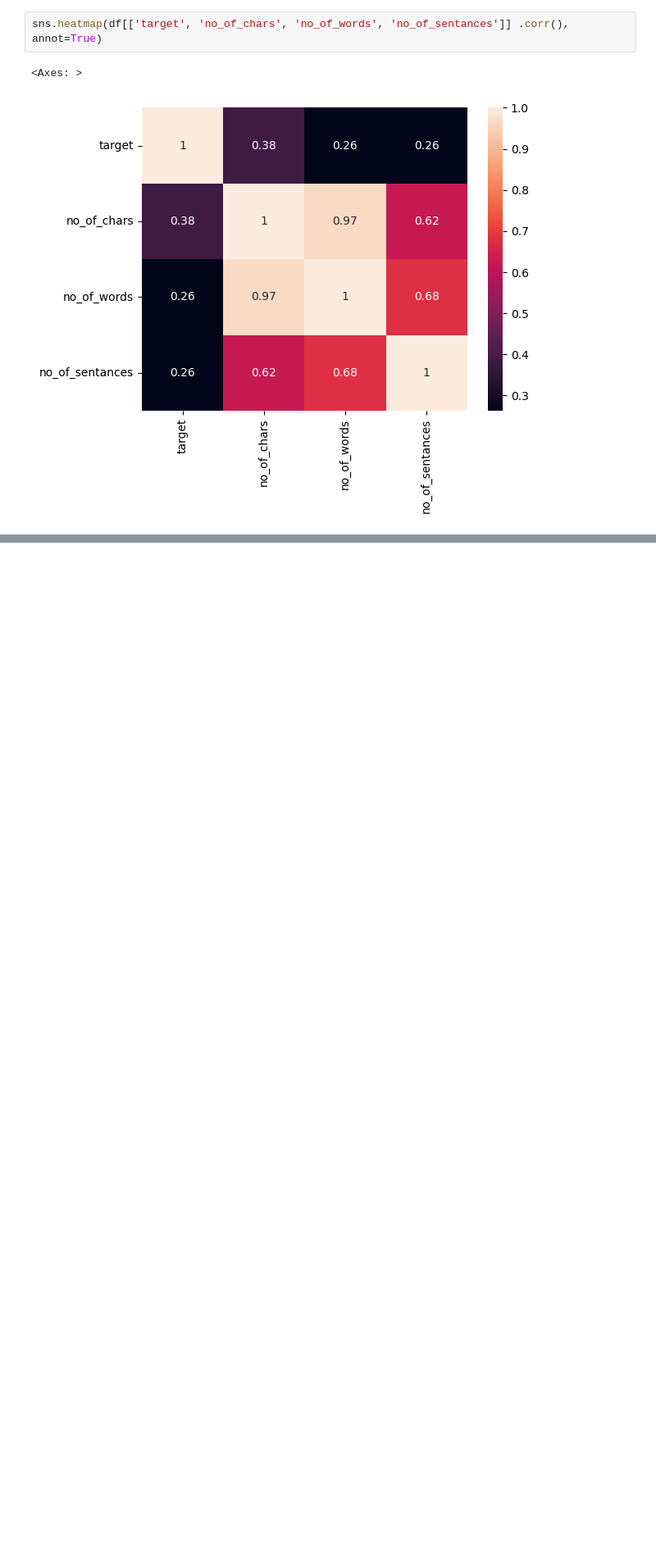
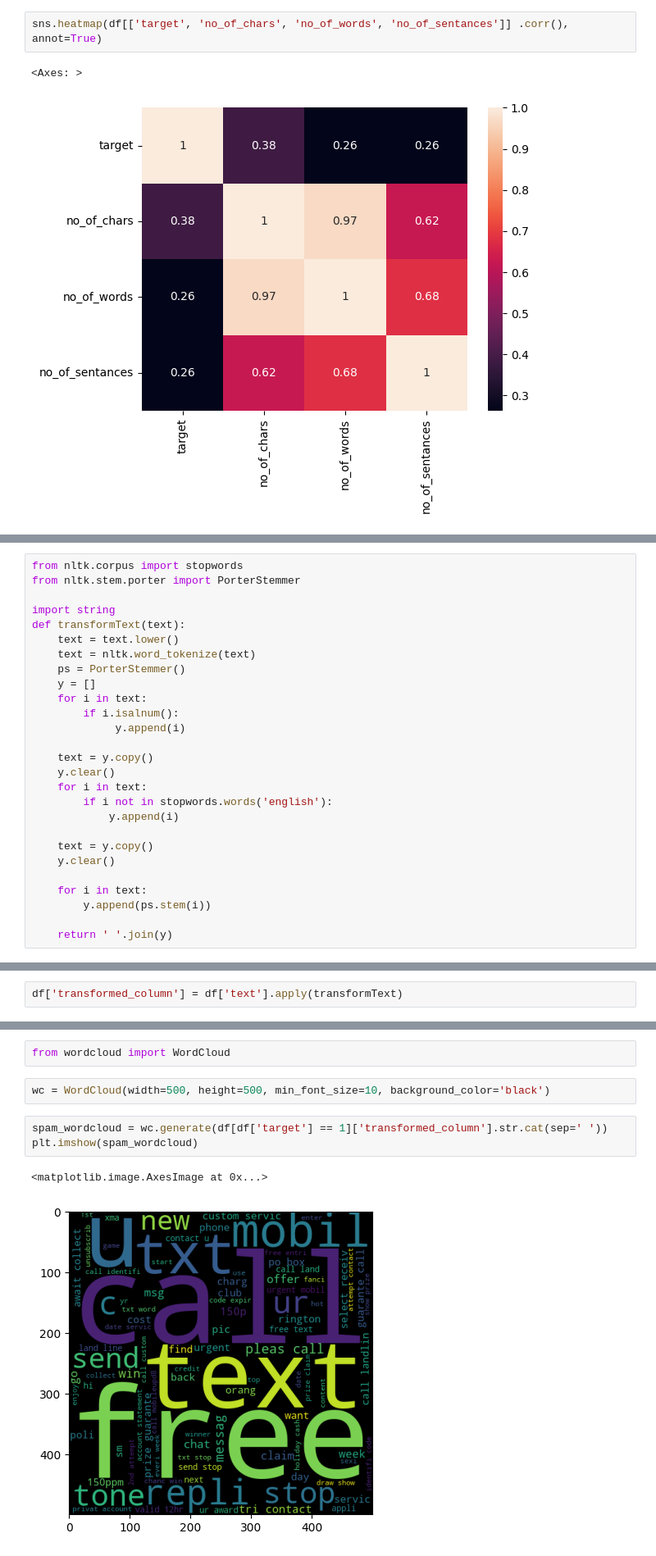
Before and after one commit to HarshXtech/real-world-machine-learning-project, a Jupyter notebook: spam-email-classifier/sms spam classifier.ipynb, the cells around one changed output, grey strips where cells are left out. Shown: that part at 82% size. Drawn from its saved outputs; the diff is of its cells as text; blank space fills up the shorter version.

Commit message:
working on text preprocessing

```diff
--- a/spam-email-classifier/sms spam classifier.ipynb
+++ b/spam-email-classifier/sms spam classifier.ipynb
@@ -198,0 +207,27 @@ sns.heatmap(df[['target', 'no_of_chars', 'no_of_words', 'no_of_sentances']] .cor
+# %%
+from nltk.corpus import stopwords
+from nltk.stem.porter import PorterStemmer
+
+import string
+def transformText(text):
+    text = text.lower()
+    text = nltk.word_tokenize(text)
+    ps = PorterStemmer()
+    y = []
+    for i in text:
+        if i.isalnum():
+             y.append(i)
+
+    text = y.copy()
+    y.clear()
+    for i in text:
+        if i not in stopwords.words('english'):
+            y.append(i)
+
+    text = y.copy()
+    y.clear()
+
+    for i in text:
+        y.append(ps.stem(i))
+
+    return ' '.join(y)
@@ -198,0 +247,2 @@ sns.heatmap(df[['target', 'no_of_chars', 'no_of_words', 'no_of_sentances']] .cor
+# %%
+df['transformed_column'] = df['text'].apply(transformText)
@@ -198,0 +265,10 @@ sns.heatmap(df[['target', 'no_of_chars', 'no_of_words', 'no_of_sentances']] .cor
+# %%
+from wordcloud import WordCloud
+# %%
+wc = WordCloud(width=500, height=500, min_font_size=10, background_color='black')
+# %%
+spam_wordcloud = wc.generate(df[df['target'] == 1]['transformed_column'].str.cat(sep=' '))
+plt.imshow(spam_wordcloud)
+# %% [output]
+<matplotlib.image.AxesImage at 0x...>
+[figure, added]
```
Also changed, not shown: parts of 8 cells of this notebook.
